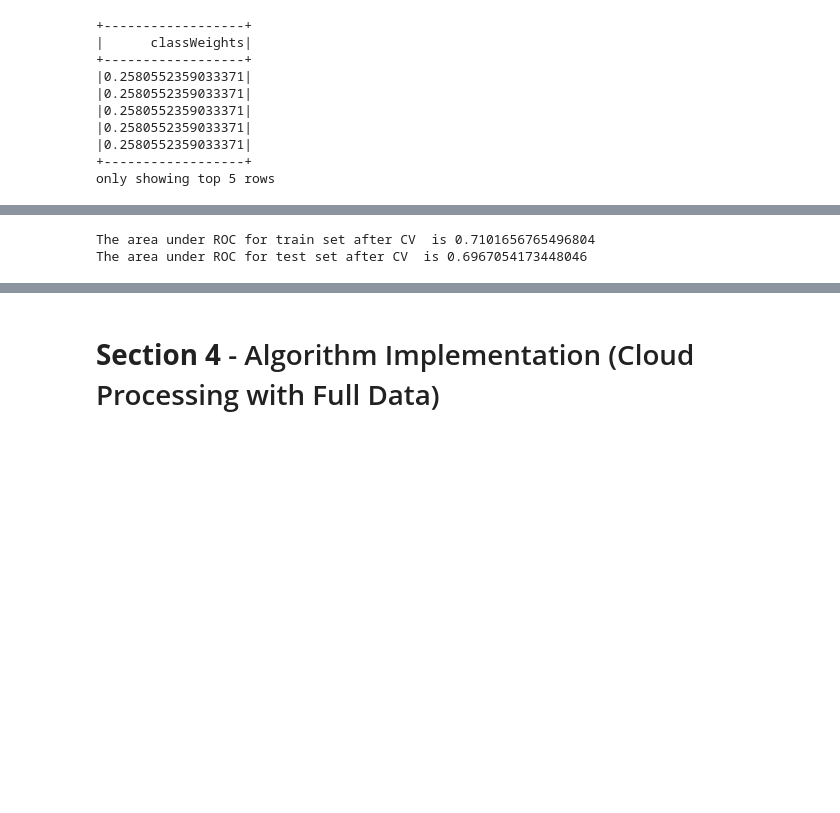
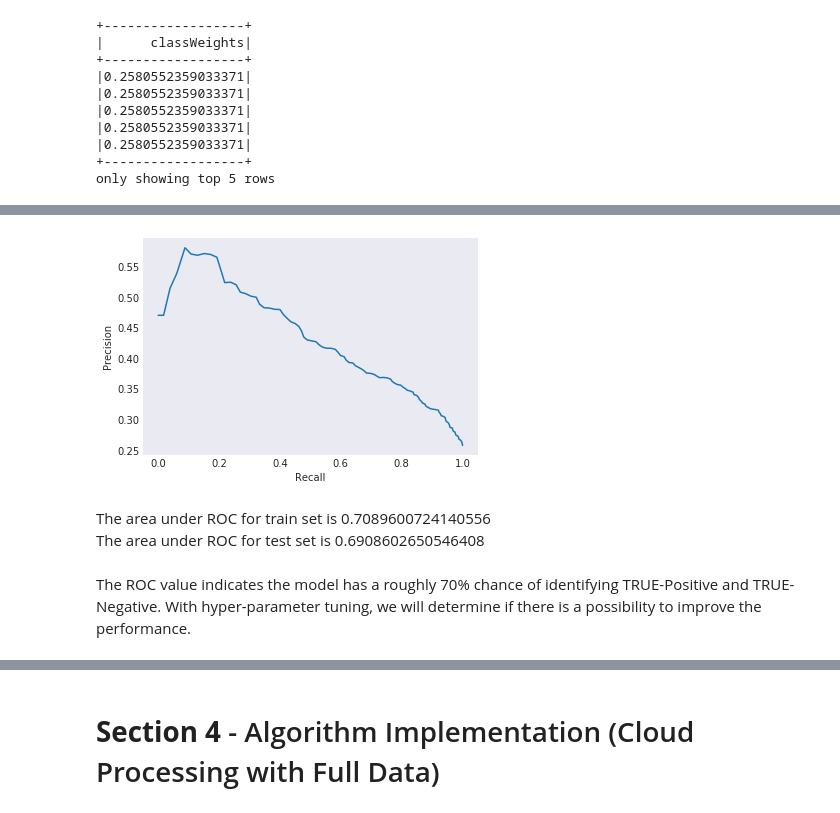
Before and after one commit to rmajumder/w261-final, a Jupyter notebook: master/master_w261_project.ipynb, the cells around one changed output, grey strips where cells are left out. Cells and saved outputs as stored; diff of their text form; code cells hidden in the pictures; blank space fills up the shorter version.

```diff
--- a/master/master_w261_project.ipynb
+++ b/master/master_w261_project.ipynb
@@ -419,0 +448,4 @@ predict_test.select("output","prediction").show(10)
+# %%
+Image("images/lr-prec-recall.png")
+# %% [output]
+[figure, added]
@@ -420,3 +457,8 @@ predict_test.select("output","prediction").show(10)
+# %% [markdown]
+The area under ROC for train set is 0.7089600724140556 <br>
+The area under ROC for test set is 0.6908602650546408
+# %% [markdown]
+The ROC value indicates the model has a roughly 70% chance of identifying TRUE-Positive and TRUE-Negative. With hyper-parameter tuning, we will determine if there is a possibility to improve the performance.
 # %%
 paramGrid = ParamGridBuilder()\
     .addGrid(lr.aggregationDepth,[2,10])\
@@ -426,6 +468,6 @@ paramGrid = ParamGridBuilder()\
     .build()
 # %%
-cv = CrossValidator(estimator=lr, estimatorParamMaps=paramGrid, evaluator=evaluator, numFolds=2)
+cv = CrossValidator(estimator=lr, estimatorParamMaps=paramGrid, evaluator=evaluator, numFolds=3)
 # Run cross validations
 cvModel = cv.fit(train)
 # this will likely take a fair amount of time because of the amount of models that we're creating and testing
@@ -433,6 +475,3 @@ predict_train=cvModel.transform(train)
 predict_test=cvModel.transform(test)
 print("The area under ROC for train set after CV  is {}".format(evaluator.evaluate(predict_train)))
 print("The area under ROC for test set after CV  is {}".format(evaluator.evaluate(predict_test)))
-# %% [output]
-The area under ROC for train set after CV  is 0.7101656765496804
-The area under ROC for test set after CV  is 0.6967054173448046
```
Also changed, not shown: parts of 110 cells of this notebook, 4 other files.
